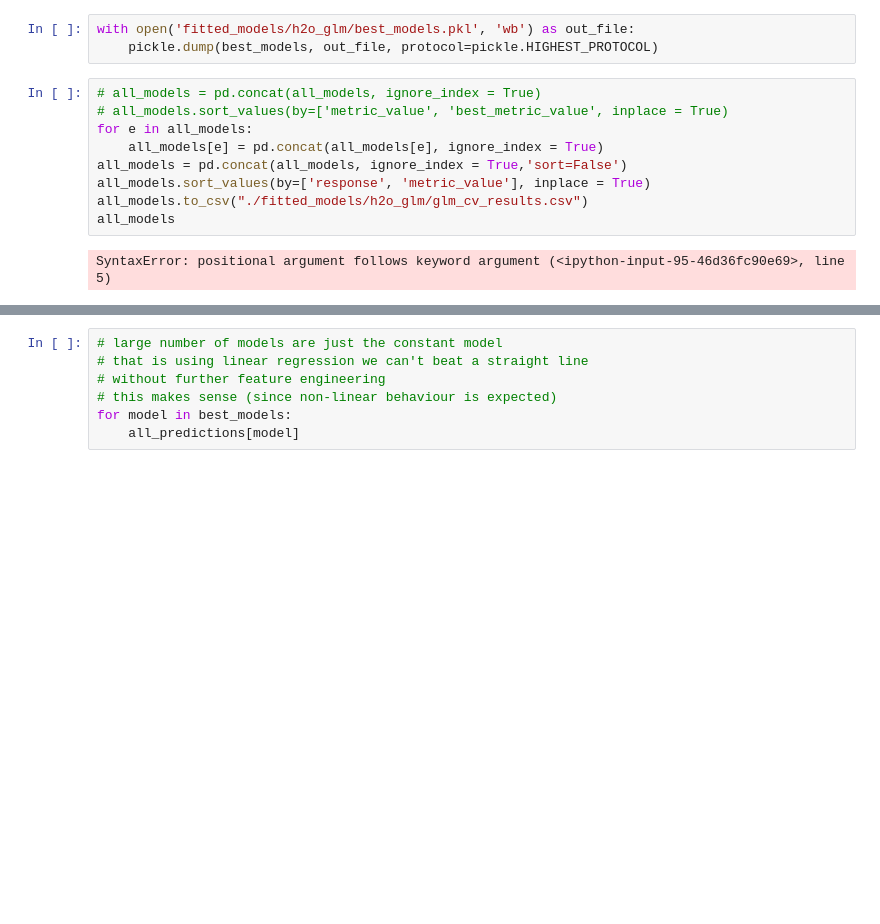
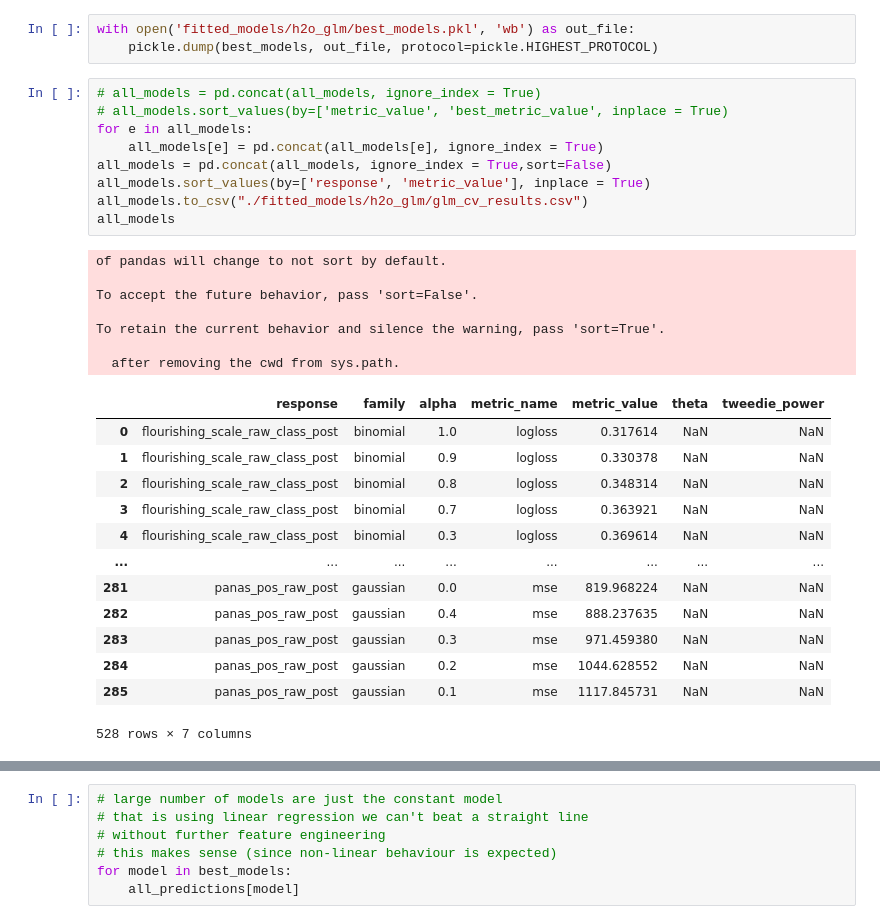
Before and after one commit to AndrewLSyd/COMP9417_major_project-1, a Jupyter notebook: 04_h2o_glm.ipynb, the cells around one changed output, grey strips where cells are left out. Saved outputs shown, nothing was run; the diff lists cells and outputs as text; blank space fills up the shorter version.

```diff
--- a/04_h2o_glm.ipynb
+++ b/04_h2o_glm.ipynb
@@ -179,14 +179,33 @@ with open('fitted_models/h2o_glm/best_models.pkl', 'wb') as out_file:
 # %%
 # all_models = pd.concat(all_models, ignore_index = True)
 # all_models.sort_values(by=['metric_value', 'best_metric_value', inplace = True)
 for e in all_models:
     all_models[e] = pd.concat(all_models[e], ignore_index = True)
-all_models = pd.concat(all_models, ignore_index = True,'sort=False')
+all_models = pd.concat(all_models, ignore_index = True,sort=False)
 all_models.sort_values(by=['response', 'metric_value'], inplace = True)
 all_models.to_csv("./fitted_models/h2o_glm/glm_cv_results.csv")
 all_models
 # %% [output]
-SyntaxError: positional argument follows keyword argument (<ipython-input-95-46d36fc90e69>, line 5)
+of pandas will change to not sort by default.
+
+To accept the future behavior, pass 'sort=False'.
+
+To retain the current behavior and silence the warning, pass 'sort=True'.
+
+  after removing the cwd from sys.path.
+|  | response | family | alpha | metric_name | metric_value | theta | tweedie_power |
+| 0 | flourishing_scale_raw_class_post | binomial | 1.0 | logloss | 0.317614 | NaN | NaN |
+| 1 | flourishing_scale_raw_class_post | binomial | 0.9 | logloss | 0.330378 | NaN | NaN |
+| 2 | flourishing_scale_raw_class_post | binomial | 0.8 | logloss | 0.348314 | NaN | NaN |
+| 3 | flourishing_scale_raw_class_post | binomial | 0.7 | logloss | 0.363921 | NaN | NaN |
+| 4 | flourishing_scale_raw_class_post | binomial | 0.3 | logloss | 0.369614 | NaN | NaN |
+| ... | ... | ... | ... | ... | ... | ... | ... |
+| 281 | panas_pos_raw_post | gaussian | 0.0 | mse | 819.968224 | NaN | NaN |
+| 282 | panas_pos_raw_post | gaussian | 0.4 | mse | 888.237635 | NaN | NaN |
+| 283 | panas_pos_raw_post | gaussian | 0.3 | mse | 971.459380 | NaN | NaN |
+| 284 | panas_pos_raw_post | gaussian | 0.2 | mse | 1044.628552 | NaN | NaN |
+| 285 | panas_pos_raw_post | gaussian | 0.1 | mse | 1117.845731 | NaN | NaN |
+528 rows × 7 columns
 # %%
 # make predictions for all models
 all_predictions = dict()
```
Also changed, not shown: parts of 4 cells of this notebook, 1 other file.
